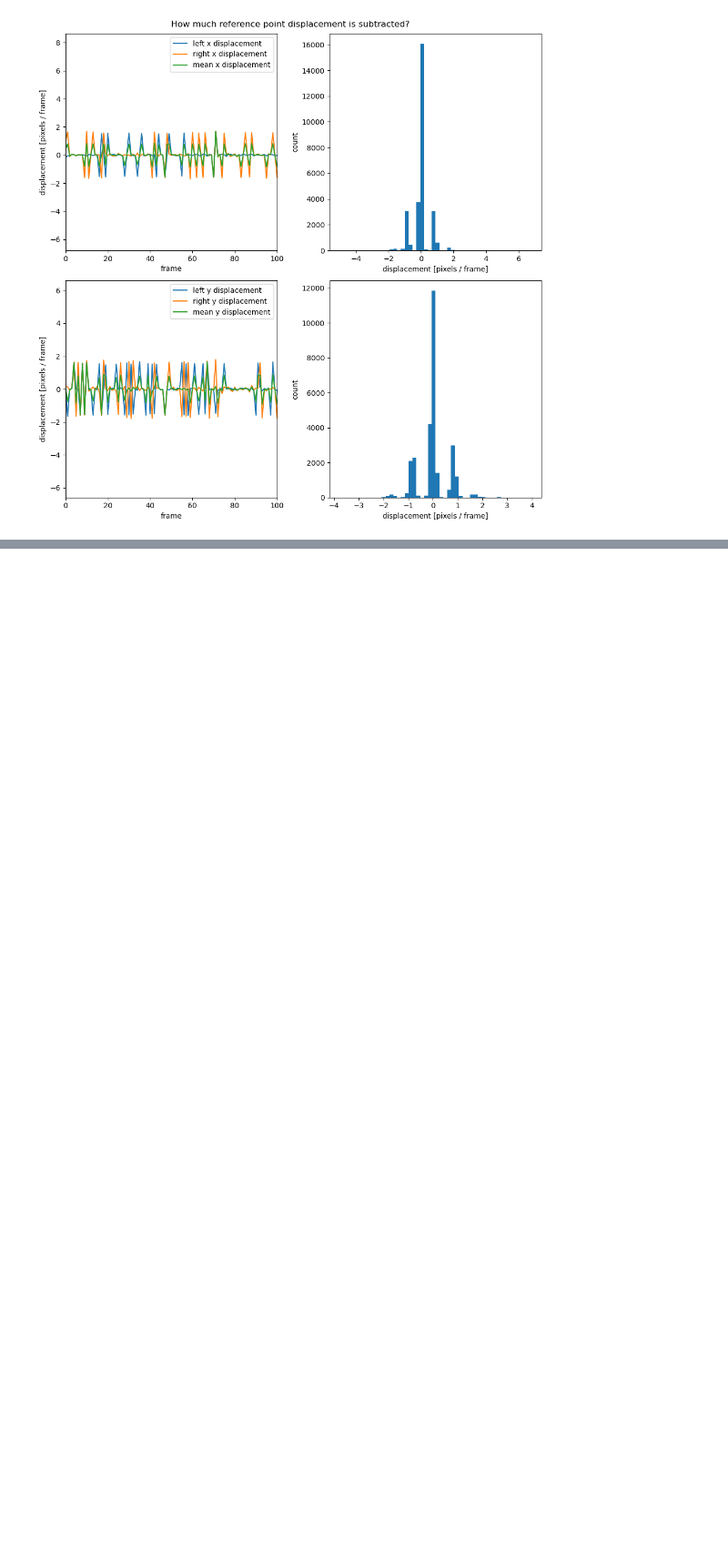
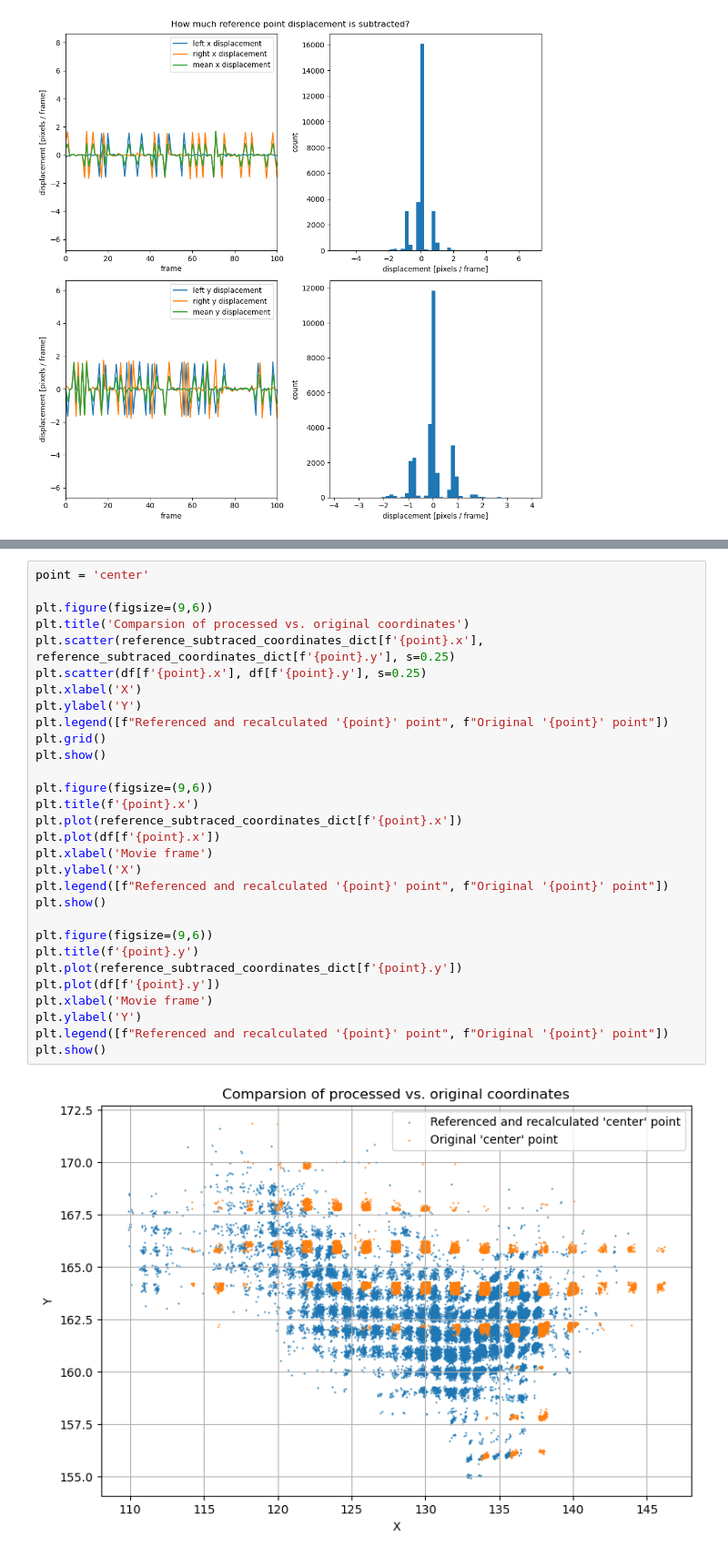
Before and after one commit to ikharitonov/vestibular_vr_pipeline, a Jupyter notebook: test_sleap_analysis.ipynb, the cells around one changed output, grey strips where cells are left out. Shown at 91% size. Cells and saved outputs as stored; diff of their text form; blank space fills up the shorter version.

```diff
--- a/test_sleap_analysis.ipynb
+++ b/test_sleap_analysis.ipynb
@@ -151,0 +165,32 @@ plt.show()
+# %%
+point = 'center'
+
+plt.figure(figsize=(9,6))
+plt.title('Comparsion of processed vs. original coordinates')
+plt.scatter(reference_subtraced_coordinates_dict[f'{point}.x'], reference_subtraced_coordinates_dict[f'{point}.y'], s=0.25)
+plt.scatter(df[f'{point}.x'], df[f'{point}.y'], s=0.25)
+plt.xlabel('X')
+plt.ylabel('Y')
+plt.legend([f"Referenced and recalculated '{point}' point", f"Original '{point}' point"])
+plt.grid()
+plt.show()
+
+plt.figure(figsize=(9,6))
+plt.title(f'{point}.x')
+plt.plot(reference_subtraced_coordinates_dict[f'{point}.x'])
+plt.plot(df[f'{point}.x'])
+plt.xlabel('Movie frame')
+plt.ylabel('X')
+plt.legend([f"Referenced and recalculated '{point}' point", f"Original '{point}' point"])
+plt.show()
+
+plt.figure(figsize=(9,6))
+plt.title(f'{point}.y')
+plt.plot(reference_subtraced_coordinates_dict[f'{point}.y'])
+plt.plot(df[f'{point}.y'])
+plt.xlabel('Movie frame')
+plt.ylabel('Y')
+plt.legend([f"Referenced and recalculated '{point}' point", f"Original '{point}' point"])
+plt.show()
+# %% [output]
+[figure, added]
```
Also changed, not shown: parts of 21 cells of this notebook.
